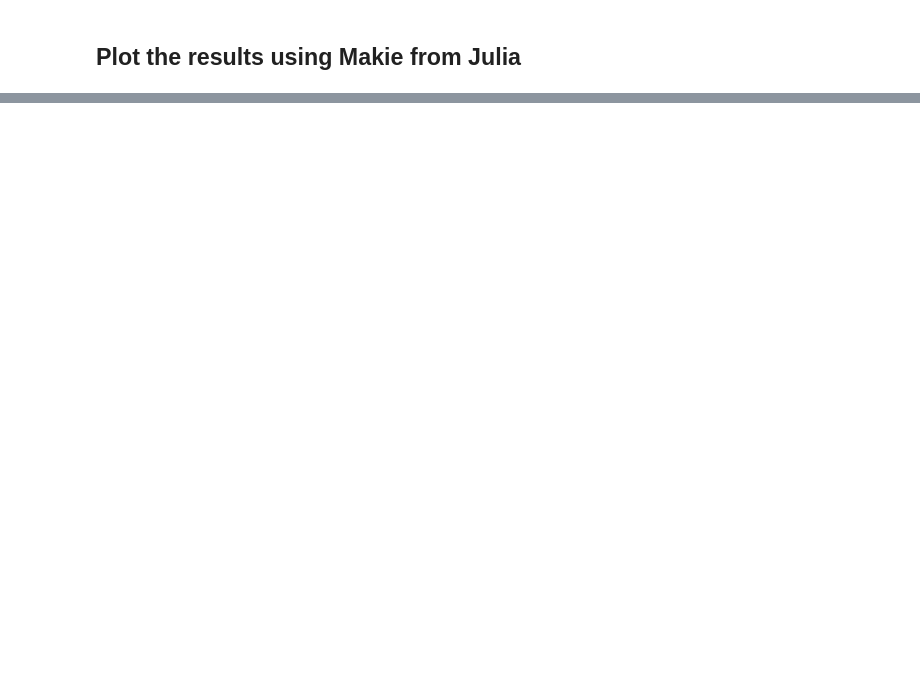
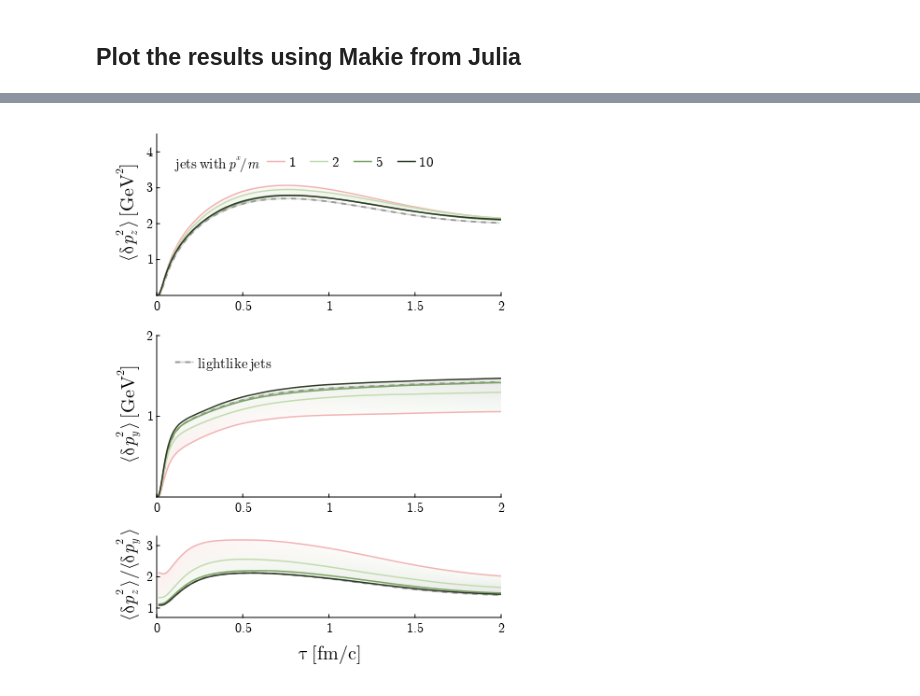
Before and after one commit to avramescudana/curraun, a Jupyter notebook: notebooks/Comparison between qappa.py module and the wong.py solver for jets.ipynb, the cells around one changed output, grey strips where cells are left out. Drawn from its saved outputs; the diff is of its cells as text; code cells hidden in the pictures; blank space fills up the shorter version.

```diff
--- a/notebooks/Comparison between qappa.py module and the wong.py solver for jets.ipynb
+++ b/notebooks/Comparison between qappa.py module and the wong.py solver for jets.ipynb
@@ -410,0 +420,86 @@ display(fig)
+# %%
+using CairoMakie
+using ColorSchemes
+
+segmented_cmap = cgrad(:watermelon, 16, categorical = true)
+colors = [segmented_cmap[14], segmented_cmap[10], segmented_cmap[6], segmented_cmap[2]]
+linestyles = [:dash, :dashdot, :dot]
+
+fig = Figure(resolution = (450, 600), font = "CMU Serif")
+ylabels = [L"\langle\delta p_z^2\,\rangle\,\mathrm{[GeV^2]}", L"\langle\delta p_y^2\,\rangle\,\mathrm{[GeV^2]}",
+        L"\langle\delta p^2_z\,\rangle/\langle\delta p^2_y\,\rangle"]
+axes = [Axis(fig[i, 1],
+        xlabel=L"\tau\,\mathrm{[fm/c]}", ylabel=ylabels[i],
+        rightspinevisible = false, topspinevisible = false, xlabelsize = 20, ylabelsize= 20, xticklabelsize=14, yticklabelsize=14,
+        xtickalign = 1, xticksize=4, ytickalign=1, yticksize=4, xgridvisible = false, ygridvisible = false) for i in 1:3]
+
+# dimenstion of fundamental representation for SU(3)
+DR = 3
+
+δτ_qhat = Float64.(tau_qhat)
+mom_broad_L_qhat = mom_broad_qhat[:, 3]/DR
+lines!(axes[1], δτ_qhat, mom_broad_L_qhat, linewidth = 1.8, color=:grey60, linestyle=:dash)
+lines!(axes[1], δτ_qhat, mom_broad_L_qhat, linewidth = 1.8, color=(:grey60, 0.4))
+mom_broad_T_qhat = mom_broad_qhat[:, 2] /DR
+lines!(axes[2], δτ_qhat, mom_broad_T_qhat, linewidth = 1.8, color=:grey60, linestyle=:dash)
+lines!(axes[2], δτ_qhat, mom_broad_T_qhat, linewidth = 1.8, color=(:grey60, 0.4))
+ratio = mom_broad_L_qhat./mom_broad_T_qhat
+global qhat_dash = lines!(axes[3], δτ_qhat, ratio, linewidth = 1.8, color=:grey60, linestyle=:dash)
+global qhat = lines!(axes[3], δτ_qhat, ratio, linewidth = 1.8, color=(:grey60, 0.4))
+
+
+# px dependence
+tag_low, tag_high = "mass_" * mass * "_px_" * pxs[1], "mass_" * mass * "_px_" * pxs[length(pxs)]
+δτ_wong_jets = Float64.(tau_wong_jets_px_dep[tag_low])
+mom_broad_L_low, mom_broad_L_high = mom_broad_wong_jets_px_dep[tag_low][:, 3]/DR , mom_broad_wong_jets_px_dep[tag_high][:, 3]/DR
+band!(axes[1], δτ_wong_jets, mom_broad_L_low, mom_broad_L_high; color = transpose(reverse(δτ_wong_jets)), colormap = (:watermelon, 0.1))
+mom_broad_T_low, mom_broad_T_high = mom_broad_wong_jets_px_dep[tag_low][:, 2]/DR , mom_broad_wong_jets_px_dep[tag_high][:, 2]/DR
+band!(axes[2], δτ_wong_jets, mom_broad_T_low, mom_broad_T_high; color = transpose(reverse(δτ_wong_jets)), colormap = (:watermelon, 0.1))
+ratio_low, ratio_high = mom_broad_L_low./mom_broad_T_low, mom_broad_L_high./mom_broad_T_high
+band!(axes[3], δτ_wong_jets, ratio_low, ratio_high; color = transpose(reverse(δτ_wong_jets)), colormap = (:watermelon, 0.1))
+
+for ip in 1:length(pxs)
+        tag_wong_jets = "mass_" * mass * "_px_" * pxs[ip]
+        δτ_wong_jets = Float64.(tau_wong_jets_px_dep[tag_wong_jets])
+
+        mom_broad_L_wong_jets = mom_broad_wong_jets_px_dep[tag_wong_jets][:, 3]/DR
+        lines!(axes[1], δτ_wong_jets, mom_broad_L_wong_jets, linewidth = 1.5, color=colors[ip])
+        mom_broad_T_wong_jets = mom_broad_wong_jets_px_dep[tag_wong_jets][:, 2]/DR
+        lines!(axes[2], δτ_wong_jets, mom_broad_T_wong_jets, linewidth = 1.5, color=colors[ip])
+        ratio = mom_broad_L_wong_jets./mom_broad_T_wong_jets
+        string_as_varname("wong_px_"*string(ip), lines!(axes[3], δτ_wong_jets, ratio, linewidth = 1.5, color=colors[ip]))
+end
+
+
+for i in 1:3
+        xlims!(axes[i], 0, 2)
+        axes[i].xticks = ([0, 0.5, 1, 1.5, 2], ["0", "0.5", "1", "1.5", "2"])
+end
+
+linkxaxes!(axes[1], axes[2], axes[3])
+for j in 1:2
+        hidexdecorations!(axes[j], ticks = false, ticklabels = false)
+end
+
+ylims!(axes[1], 0, 4.5)
+axes[1].yticks = ([1, 2, 3, 4], string.([1, 2, 3, 4]))
+ylims!(axes[2], 0, 2)
+axes[2].yticks = ([1, 2], string.([1, 2]))
+ylims!(axes[3], 0.7, 3.3)
+axes[3].yticks = ([1, 2, 3], string.([1, 2, 3]))
+
+rowsize!(fig.layout, 1, Relative(2/5))
+rowsize!(fig.layout, 2, Relative(2/5))
+rowsize!(fig.layout, 3, Relative(1/5))
+
+legend_wong_px = string.(floor.(Int,(parse.(Int64, pxs))./10))
+axislegend(axes[1], [wong_px_1, wong_px_2, wong_px_3, wong_px_4], legend_wong_px, L"\mathrm{jets\,with\,}p^x/m", labelsize=15,
+        titleposition = :left, titlesize=15, position = :lt, orientation = :horizontal, bgcolor = (:white, 0.7), framecolor=(:grey80, 0))
+
+legend_qhat = [L"\mathrm{lightlike\,jets}"]
+axislegend(axes[2], [[qhat, qhat_dash]], legend_qhat, labelsize=15, position = :lt, orientation = :vertical, bgcolor = (:white, 0.7), framecolor=(:grey80, 0))
+
+display(fig)
+# save("final_mom_broad_wong_vs_qhat_scaled.png", fig, px_per_unit = 5.0)
+# %% [output]
+[figure, added]
```
Also changed, not shown: parts of 8 cells of this notebook, 18 other files.
